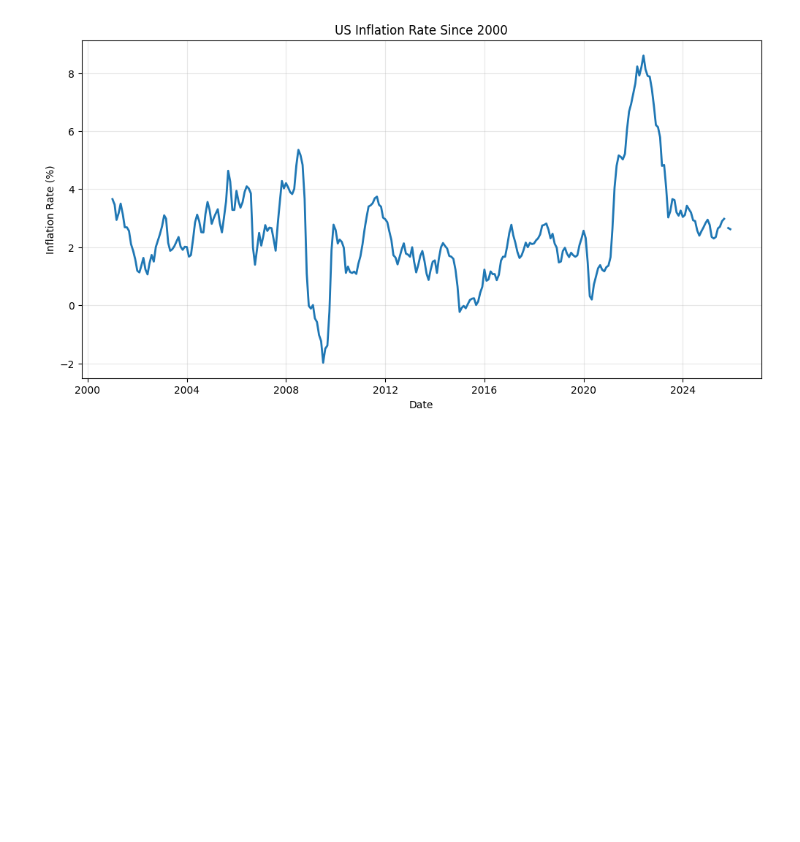
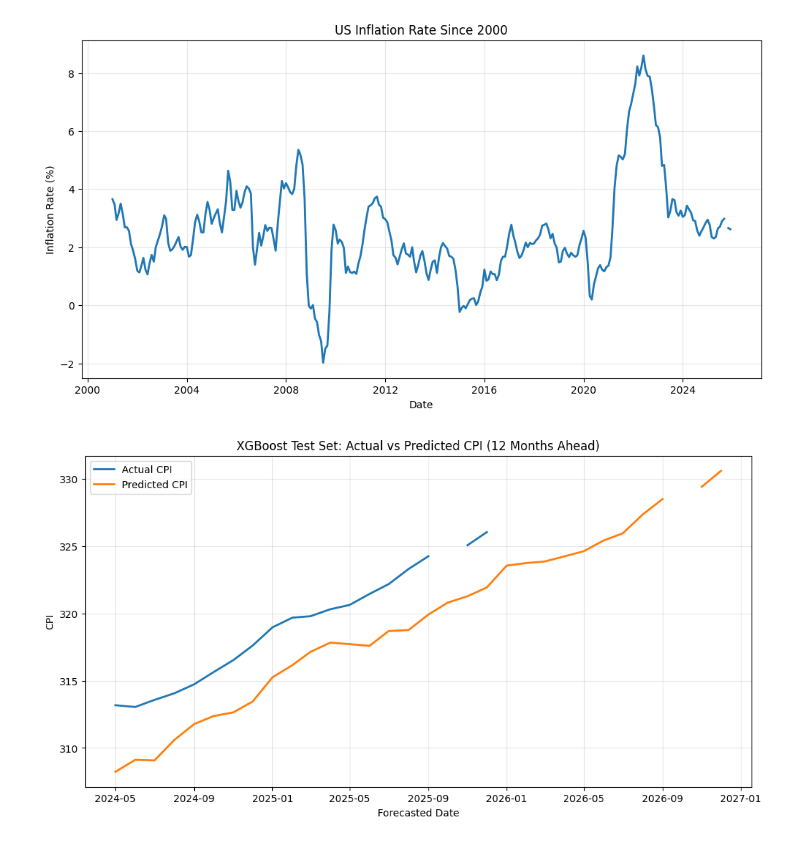
Before and after one commit to AndrewEross/GDP_inflation_prediction, a Jupyter notebook: inflation_model_backup.ipynb, the cells around one changed output. Saved outputs shown, nothing was run; the diff lists cells and outputs as text; code cells hidden in the pictures; blank space fills up the shorter version.

```diff
--- a/inflation_model_backup.ipynb
+++ b/inflation_model_backup.ipynb
@@ -726,3 +726,32 @@ plt.grid(True, alpha=0.3)
 plt.show()
 # %% [output]
 [figure]
+# %%
+actual_cpi_future = century_data.loc[X_test.index, "cpi_future"].values
+actual_cpi_now    = century_data.loc[X_test.index, "CPI"].values
+predicted_cpi     = actual_cpi_now + xgb_model.predict(X_test_scaled)
+
+test_results = pd.DataFrame({
+    "DATE":          dates_test.values,
+    "actual_cpi":    actual_cpi_future,
+    "predicted_cpi": predicted_cpi,
+}).sort_values("DATE").reset_index(drop=True)
+
+test_results["error"]     = test_results["predicted_cpi"] - test_results["actual_cpi"]
+test_results["abs_error"] = test_results["error"].abs()
+test_results["year"]      = pd.to_datetime(test_results["DATE"]).dt.year
+
+test_results["forecast_date"] = pd.to_datetime(test_results["DATE"]) + pd.DateOffset(years=1)
+
+plt.figure(figsize=(12, 6))
+plt.plot(test_results["forecast_date"], test_results["actual_cpi"], label="Actual CPI", linewidth=2)
+plt.plot(test_results["forecast_date"], test_results["predicted_cpi"], label="Predicted CPI", linewidth=2)
+
+plt.title("XGBoost Test Set: Actual vs Predicted CPI (12 Months Ahead)")
+plt.xlabel("Forecasted Date")
+plt.ylabel("CPI")
+plt.legend()
+plt.grid(True, alpha=0.3)
+plt.show()
+# %% [output]
+[figure, added]
```
Also changed, not shown: parts of 10 cells of this notebook.
